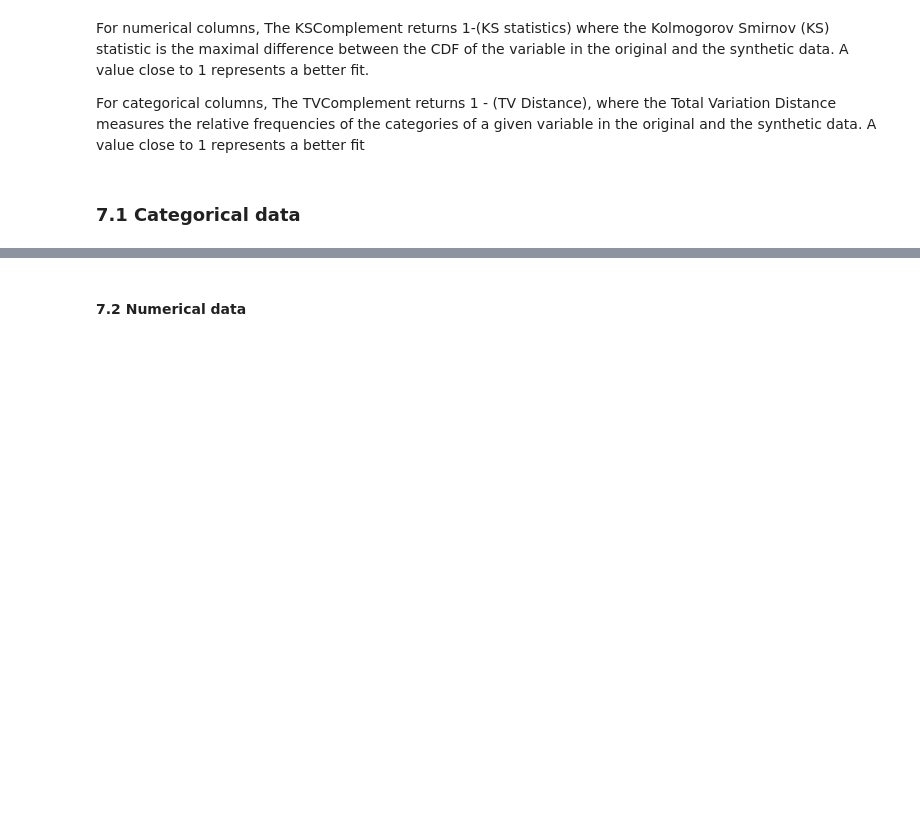
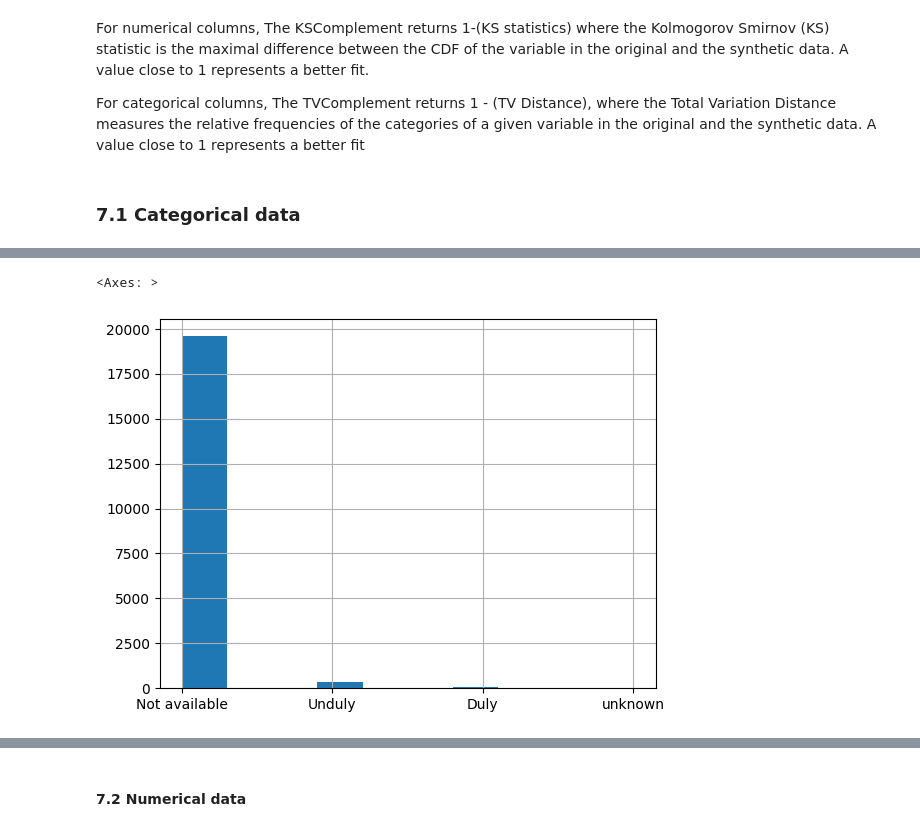
Before and after one commit to NGO-Algorithm-Audit/synthetic-data-generation, a Jupyter notebook: DUO/GC_Table1.ipynb, the cells around one changed output, grey strips where cells are left out. Cells and saved outputs as stored; diff of their text form; code cells hidden in the pictures; blank space fills up the shorter version.

```diff
--- a/DUO/GC_Table1.ipynb
+++ b/DUO/GC_Table1.ipynb
@@ -424,3 +440,6 @@ for col in categorical_columns:
 [interactive output not drawn]
 [interactive output not drawn]
 [interactive output not drawn]
+# %%
+df_sdg = pd.read_csv('Table1_SD_20k.csv')
+df_sdg.head()
@@ -426,0 +453,5 @@ for col in categorical_columns:
+# %%
+df_sdg['Outcome house visit'].hist()
+# %% [output]
+<Axes: >
+[figure, added]
```
Also changed, not shown: parts of 6 cells of this notebook, 2 other files.
